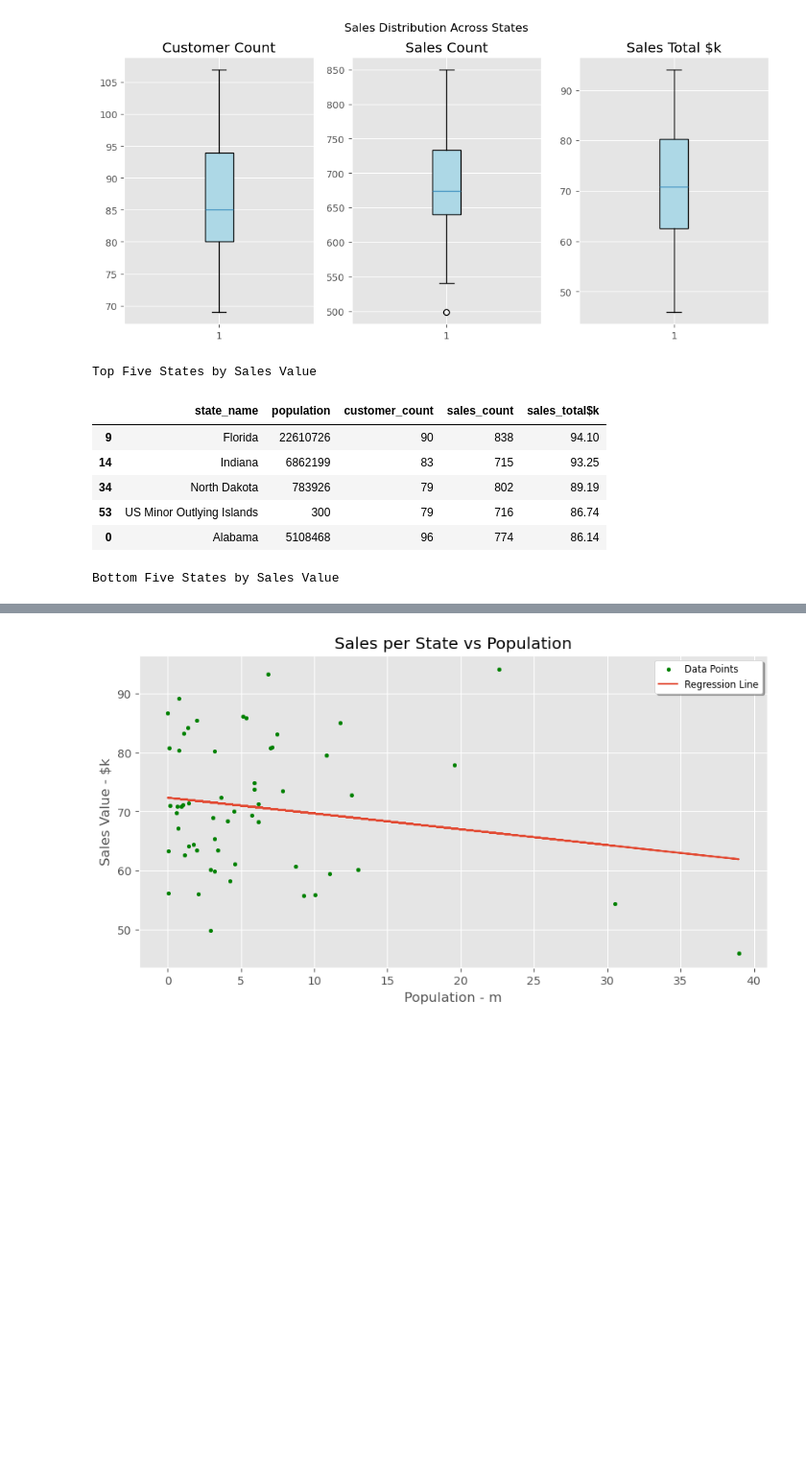
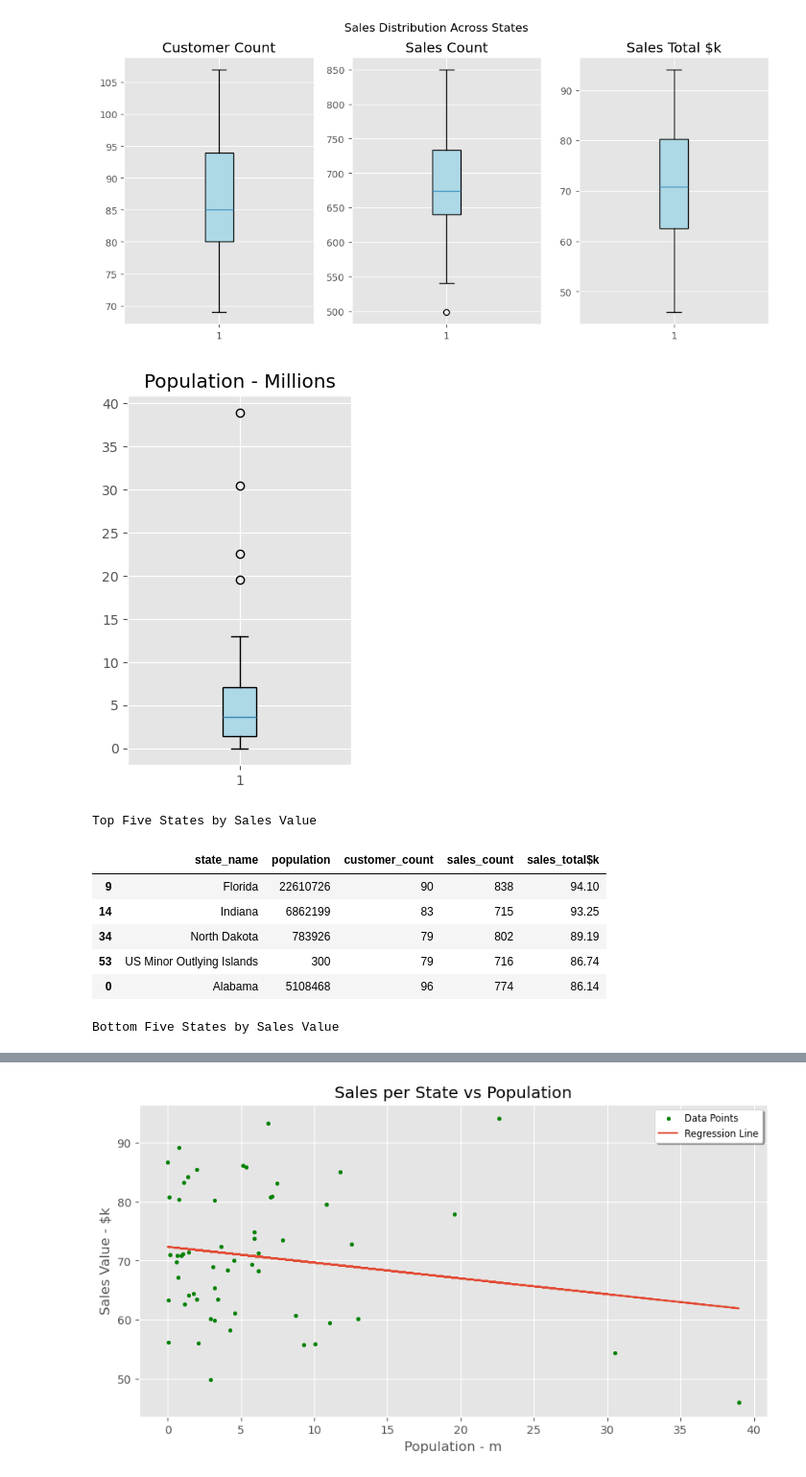
Before and after one commit to StuartG24/Retail_Data_Analysis, a Jupyter notebook: Report_Draft_Analysis Geography_v5.ipynb, the cells around one changed output, grey strips where cells are left out. Shown: that part at 96% size. Drawn from its saved outputs; the diff is of its cells as text; code cells hidden in the pictures; blank space fills up the shorter version.

```diff
--- a/Report_Draft_Analysis Geography_v5.ipynb
+++ b/Report_Draft_Analysis Geography_v5.ipynb
@@ -44,35 +50,41 @@ states_working['sales_total$k'] = cust_summary.groupby('state_ISO')['sales_total
 fig, (ax0, ax1, ax2) = plt.subplots(1, 3, figsize =(12, 5))
 fig.suptitle('Sales Distribution Across States')
 
 ax0.set_title('Customer Count')
 ax1.set_title('Sales Count')
 ax2.set_title('Sales Total $k')
 
 box0 = ax0.boxplot(states_working['customer_count'], patch_artist=True)
 for patch in box0['boxes']:
     patch.set(facecolor='lightblue')
 box1 = ax1.boxplot(states_working['sales_count'], patch_artist=True)
 for patch in box1['boxes']:
     patch.set(facecolor='lightblue')
 box2 = ax2.boxplot(states_working['sales_total$k'], patch_artist=True)
 for patch in box2['boxes']:
     patch.set(facecolor='lightblue')
 
 plt.show()
 
+# As comparison, the population distribution
+fig,ax0 = plt.subplots(figsize =(3, 5))
+ax0.set_title('Population - Millions')
+box0 = ax0.boxplot(states_working['population']/1000000, patch_artist=True)
+for patch in box0['boxes']:
+    patch.set(facecolor='lightblue')
+plt.show()
 
 # Examine top and bottom 5 states by sales value
 top5 = states_working.nlargest(5, 'sales_total$k')
 bottom5 = states_working.nsmallest(5, 'sales_total$k')
 
 print('Top Five States by Sales Value')
 display(top5[['state_name', 'population', 'customer_count', 'sales_count', 'sales_total$k']])
 print('Bottom Five States by Sales Value')
 display(bottom5[['state_name', 'population', 'customer_count', 'sales_count', 'sales_total$k']])
-
-# some correlations with size, populations ...
 # %% [output]
 [figure]
+[figure, added]
 Top Five States by Sales Value
 |  | state_name | population | customer_count | sales_count | sales_total$k |
 | 9 | Florida | 22610726 | 90 | 838 | 94.10 |
```
Also changed, not shown: parts of 1 cell of this notebook, 3 other files.
